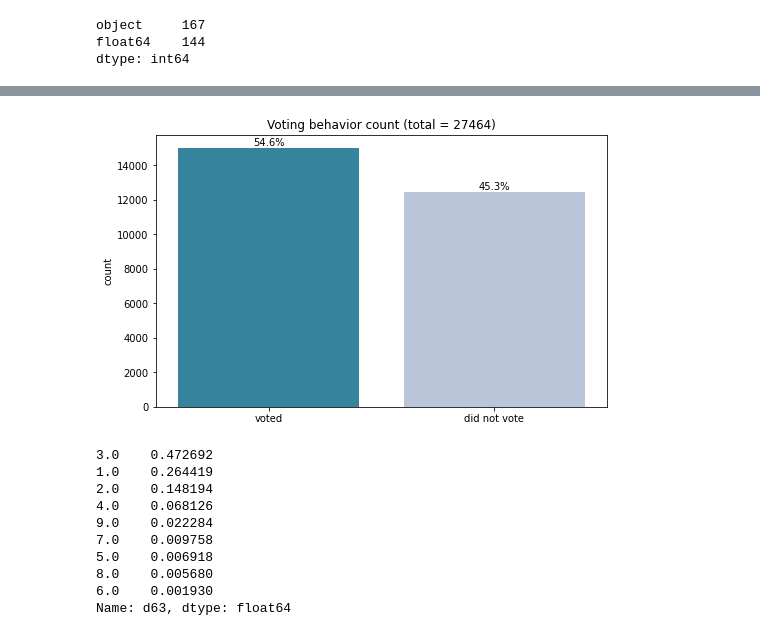
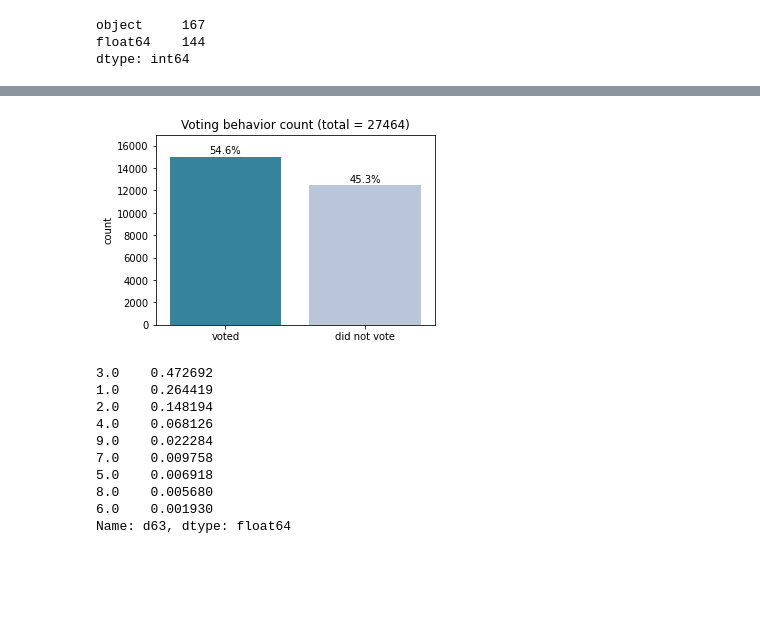
Before and after one commit to OskarKrafft/Machine-Learning-Project, a Jupyter notebook: 02_Data_Exploration_Visualisation.ipynb, the cells around one changed output, grey strips where cells are left out. Cells and saved outputs as stored; diff of their text form; code cells hidden in the pictures; blank space fills up the shorter version.

Commit message:
Added relative plots

```diff
--- a/02_Data_Exploration_Visualisation.ipynb
+++ b/02_Data_Exploration_Visualisation.ipynb
@@ -77,22 +81,23 @@ eppes_cleaned["qg1"].value_counts(normalize = True)
 # %%
 # voting behavior total count with percentages
 
-rcParams['figure.figsize'] = 8.09,5
+rcParams['figure.figsize'] = 5,3.5
 
 countplot = sns.countplot(data = eppes_cleaned, x = "qg1", order=eppes_cleaned["qg1"].value_counts(ascending=False).index, palette='PuBuGn_r')
 countplot.set(xlabel='', ylabel='count')
 countplot.set(xticklabels=["voted", "did not vote"])
 countplot.set(title='Voting behavior count (total = 27464)')
+countplot.set(ylim=(0, 17000))
 
 percentage = [54.6, 45.3]
 
 patches = countplot.patches
 for i in range(len(patches)):
    x = patches[i].get_x() + patches[i].get_width()/2
-   y = patches[i].get_height()+100
+   y = patches[i].get_height()+300
    countplot.annotate('{:.1f}%'.format(percentage[i]), (x, y), ha='center')
 # %% [output]
-[figure, old version]
+[figure, new version]
 # %%
 # class affiliation percentages
 
```
Also changed, not shown: parts of 21 cells of this notebook.
